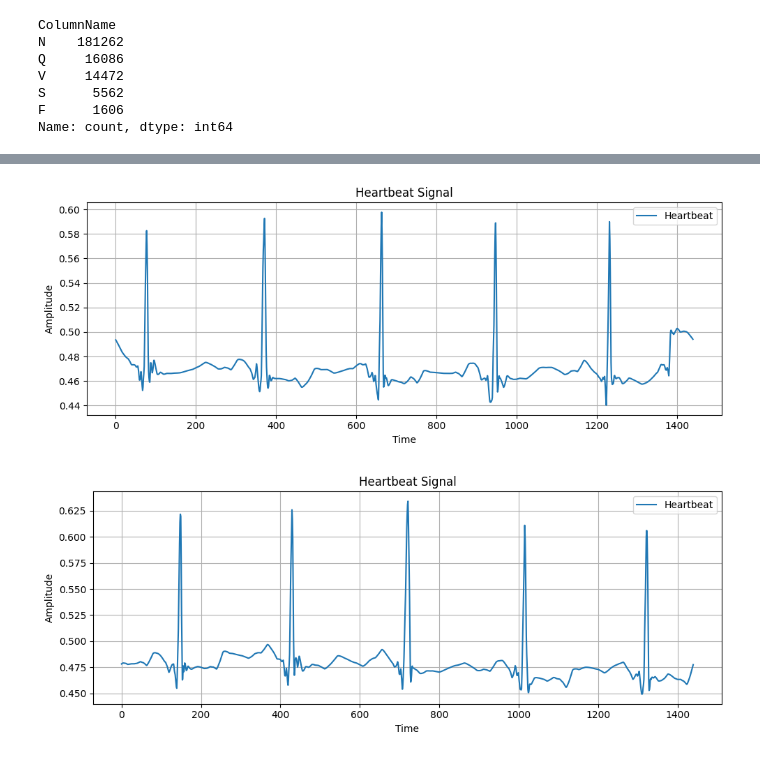
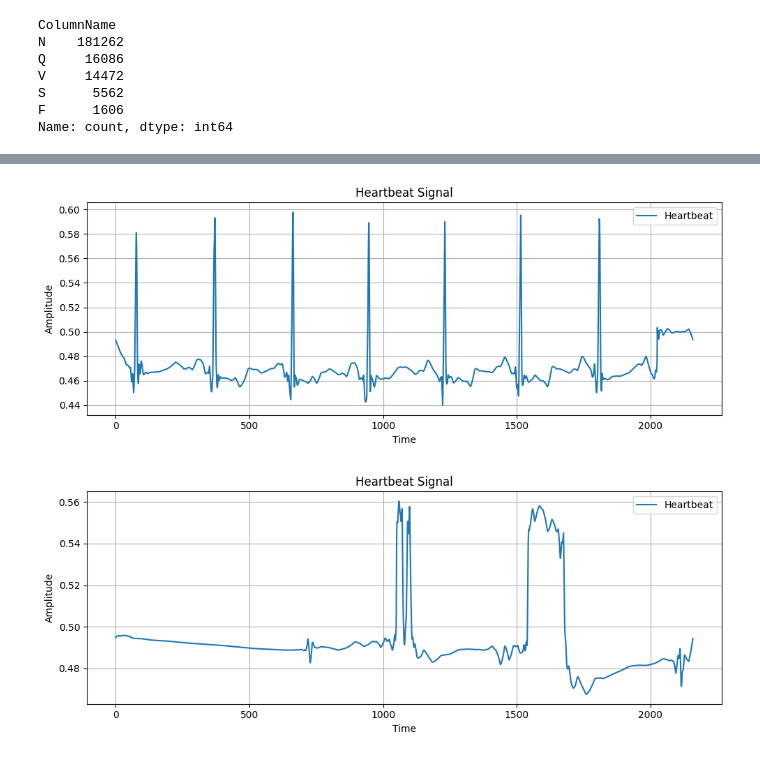
Before and after one commit to arthurdesma/Arrhythmia_Detection_and_Classification, a Jupyter notebook: data_treatement_test.ipynb, the cells around one changed output, grey strips where cells are left out. Cells and saved outputs as stored; diff of their text form; code cells hidden in the pictures.

```diff
--- a/data_treatement_test.ipynb
+++ b/data_treatement_test.ipynb
@@ -96,8 +96,10 @@ def process_patient_data(patient_number, data_creation_dir="data_creation"):
     second_column_name = ecg_df.columns[1] if len(ecg_df.columns) > 1 else None
 
     sampling_rate = 360  # Hz
-    window_size_seconds = 2  # Seconds before and after annotation
+    window_size_seconds = 3  # Seconds before and after annotation
     window_size_samples = window_size_seconds * sampling_rate
+    window_size_samples = int(window_size_seconds * sampling_rate)
+
 
     for _, row in annotations_df.iterrows():
         annotation_point = row['Annotation']
@@ -259,31 +261,31 @@ line
 # %%
 import matplotlib.pyplot as plt
 import numpy as np
 
-heartbeat_values = df_fusionné.iloc[4,1:]
+heartbeat_values = df_fusionné.iloc[6,1:]
 
-time_axis = np.arange(0, 1440)
+time_axis = np.arange(0, 2160)
 
 # Plotting the heartbeat
 plt.figure(figsize=(10, 4))
 plt.plot(time_axis, heartbeat_values, label='Heartbeat')
 plt.xlabel('Time')
 plt.ylabel('Amplitude')
 plt.title('Heartbeat Signal')
 plt.legend()
 plt.grid(True)
 plt.tight_layout()
 plt.show()
 # %% [output]
-[figure, old version]
+[figure, new version]
 # %%
 import matplotlib.pyplot as plt
 import numpy as np
 
-heartbeat_values = df_fusionné.iloc[3172,1:]
+heartbeat_values = df_fusionné.iloc[5267,1:]
 heartbeat_values
 # Creating a time axis for the 3600 points, assuming each point represents a unit of time
-time_axis = np.arange(0, 1440)
+time_axis = np.arange(0, 2160)
 
 # Plotting the heartbeat
 plt.figure(figsize=(10, 4))
@@ -296,4 +298,4 @@ plt.grid(True)
 plt.tight_layout()
 plt.show()
 # %% [output]
-[figure, old version]
+[figure, new version]
```
Also changed, not shown: parts of 5 cells of this notebook, 13 other files.
